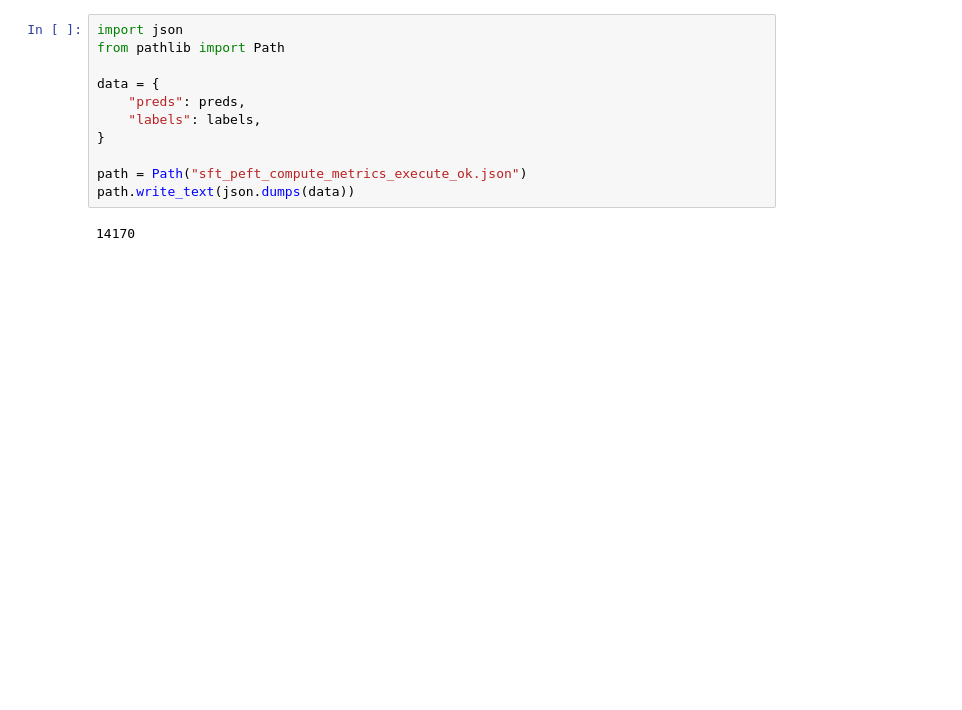
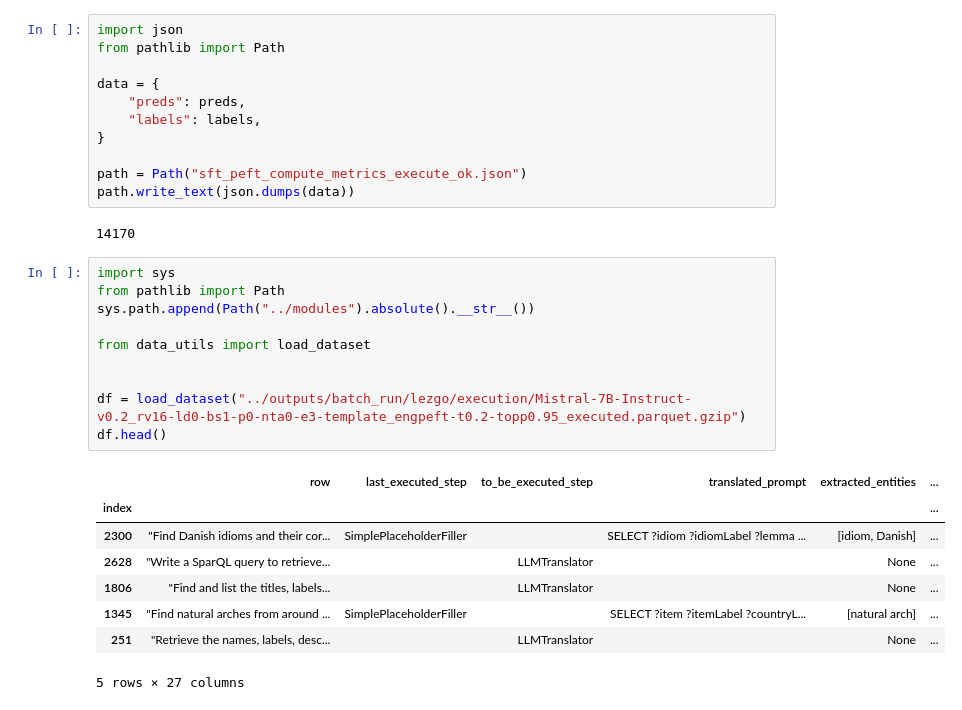
Before and after one commit to Gratic/Finetuning-LLM-for-SPARQL-generation, a Jupyter notebook: scripts/to_delete.ipynb, the cells around one changed output. Cells and saved outputs as stored; diff of their text form; blank space fills up the shorter version.

```diff
--- a/scripts/to_delete.ipynb
+++ b/scripts/to_delete.ipynb
@@ -108,3 +108,22 @@ path = Path("sft_peft_compute_metrics_execute_ok.json")
 path.write_text(json.dumps(data))
 # %% [output]
 14170
+# %%
+import sys
+from pathlib import Path
+sys.path.append(Path("../modules").absolute().__str__())
+
+from data_utils import load_dataset
+
+
+df = load_dataset("../outputs/batch_run/lezgo/execution/Mistral-7B-Instruct-v0.2_rv16-ld0-bs1-p0-nta0-e3-template_engpeft-t0.2-topp0.95_executed.parquet.gzip")
+df.head()
+# %% [output]
+|  | row | last_executed_step | to_be_executed_step | translated_prompt | extracted_entities | ... |
+| index |  |  |  |  |  | ... |
+| 2300 | "Find Danish idioms and their cor... | SimplePlaceholderFiller |  | SELECT ?idiom ?idiomLabel ?lemma ... | [idiom, Danish] | ... |
+| 2628 | "Write a SparQL query to retrieve... |  | LLMTranslator |  | None | ... |
+| 1806 | "Find and list the titles, labels... |  | LLMTranslator |  | None | ... |
+| 1345 | "Find natural arches from around ... | SimplePlaceholderFiller |  | SELECT ?item ?itemLabel ?countryL... | [natural arch] | ... |
+| 251 | "Retrieve the names, labels, desc... |  | LLMTranslator |  | None | ... |
+5 rows × 27 columns
```
Also changed, not shown: parts of 3 cells of this notebook, 8 other files.
